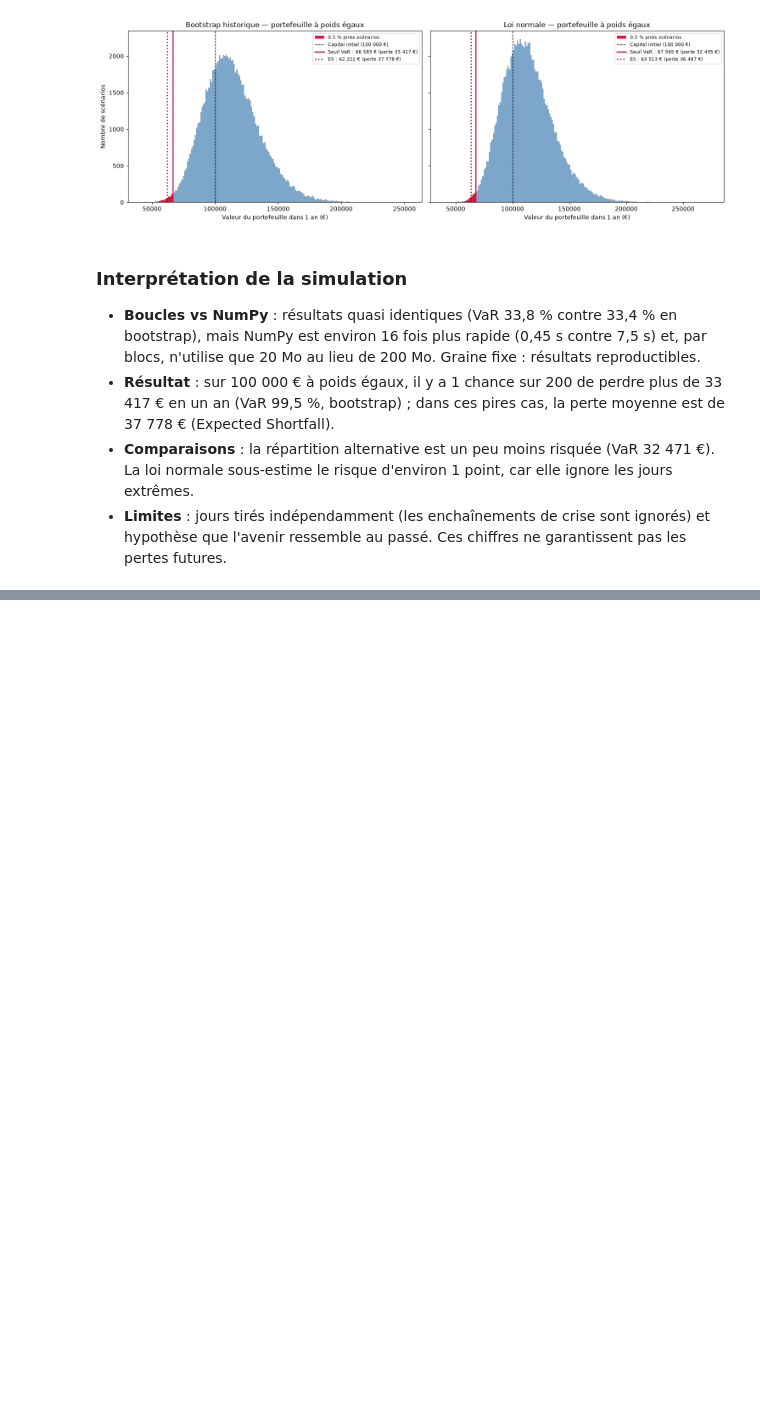
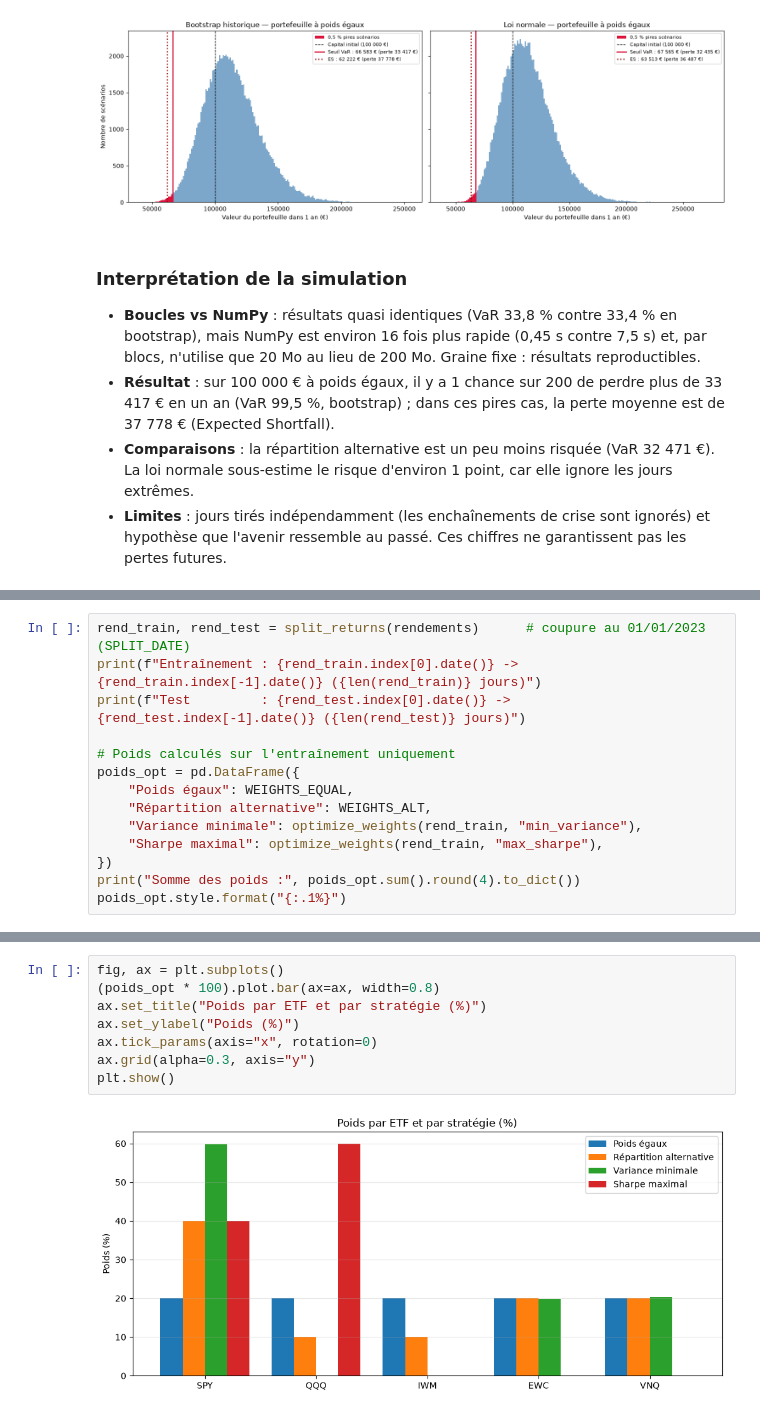
Before and after one commit to Lcharmille13/projet-final-python-portefeuille-multi-actifs-var-amerique-nord, a Jupyter notebook: notebooks/analyse_portefeuille.ipynb, the cells around one changed output, grey strips where cells are left out. Saved outputs shown, nothing was run; the diff lists cells and outputs as text; blank space fills up the shorter version.

```diff
--- a/notebooks/analyse_portefeuille.ipynb
+++ b/notebooks/analyse_portefeuille.ipynb
@@ -457,0 +475,14 @@ plt.show()
+# %%
+rend_train, rend_test = split_returns(rendements)      # coupure au 01/01/2023 (SPLIT_DATE)
+print(f"Entraînement : {rend_train.index[0].date()} -> {rend_train.index[-1].date()} ({len(rend_train)} jours)")
+print(f"Test         : {rend_test.index[0].date()} -> {rend_test.index[-1].date()} ({len(rend_test)} jours)")
+
+# Poids calculés sur l'entraînement uniquement
+poids_opt = pd.DataFrame({
+    "Poids égaux": WEIGHTS_EQUAL,
+    "Répartition alternative": WEIGHTS_ALT,
+    "Variance minimale": optimize_weights(rend_train, "min_variance"),
+    "Sharpe maximal": optimize_weights(rend_train, "max_sharpe"),
+})
+print("Somme des poids :", poids_opt.sum().round(4).to_dict())
+poids_opt.style.format("{:.1%}")
@@ -457,0 +499,10 @@ plt.show()
+# %%
+fig, ax = plt.subplots()
+(poids_opt * 100).plot.bar(ax=ax, width=0.8)
+ax.set_title("Poids par ETF et par stratégie (%)")
+ax.set_ylabel("Poids (%)")
+ax.tick_params(axis="x", rotation=0)
+ax.grid(alpha=0.3, axis="y")
+plt.show()
+# %% [output]
+[figure, added]
```
Also changed, not shown: parts of 15 cells of this notebook.
